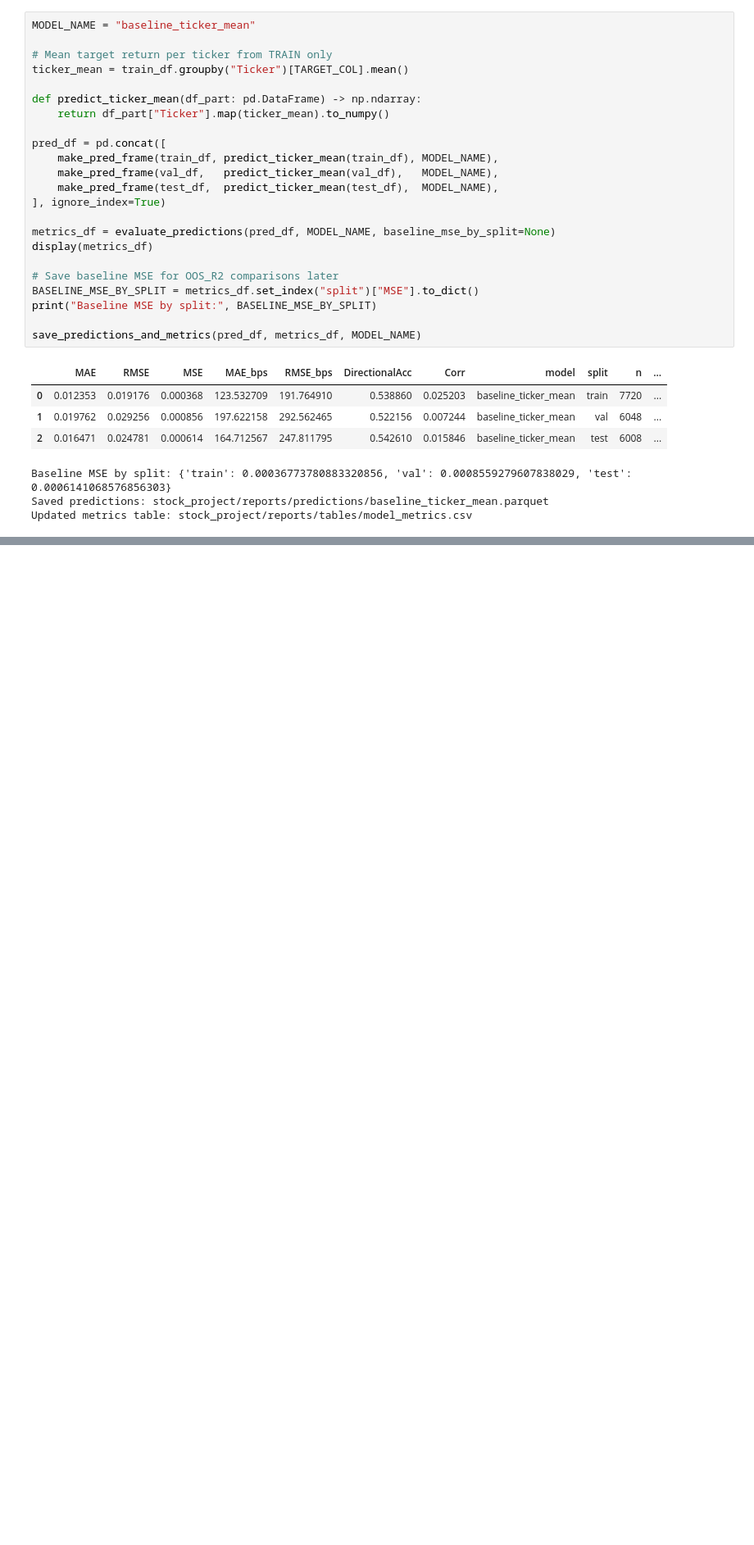
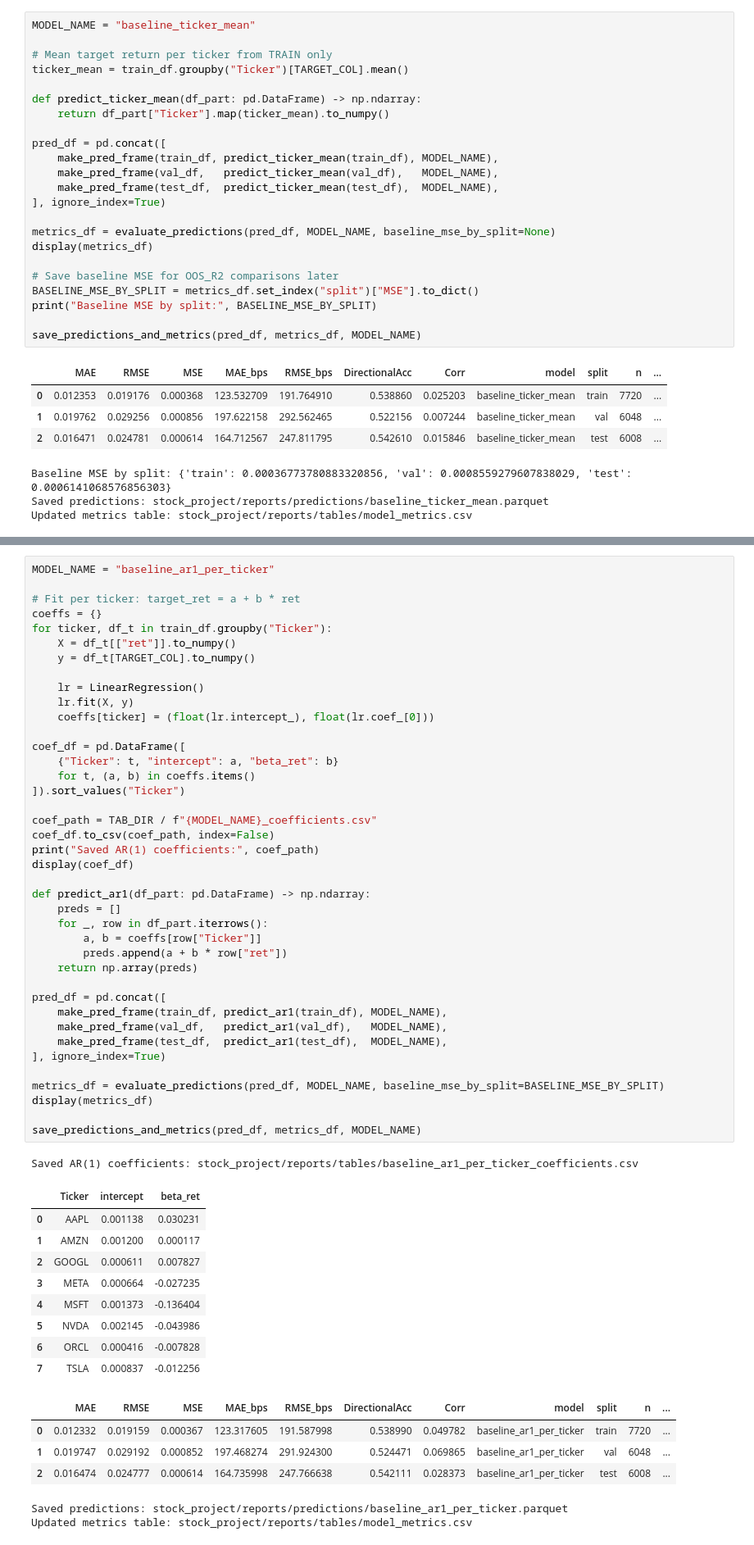
Before and after one commit to RichelCode/Final_Stock_Analysis, a Jupyter notebook: stock_market_final.ipynb, the cells around one changed output, grey strips where cells are left out. Shown at 82% size. Drawn from its saved outputs; the diff is of its cells as text; blank space fills up the shorter version.

```diff
--- a/stock_market_final.ipynb
+++ b/stock_market_final.ipynb
@@ -1490,0 +1499,57 @@ Updated metrics table: stock_project/reports/tables/model_metrics.csv
+# %%
+MODEL_NAME = "baseline_ar1_per_ticker"
+
+# Fit per ticker: target_ret = a + b * ret
+coeffs = {}
+for ticker, df_t in train_df.groupby("Ticker"):
+    X = df_t[["ret"]].to_numpy()
+    y = df_t[TARGET_COL].to_numpy()
+
+    lr = LinearRegression()
+    lr.fit(X, y)
+    coeffs[ticker] = (float(lr.intercept_), float(lr.coef_[0]))
+
+coef_df = pd.DataFrame([
+    {"Ticker": t, "intercept": a, "beta_ret": b}
+    for t, (a, b) in coeffs.items()
+]).sort_values("Ticker")
+
+coef_path = TAB_DIR / f"{MODEL_NAME}_coefficients.csv"
+coef_df.to_csv(coef_path, index=False)
+print("Saved AR(1) coefficients:", coef_path)
+display(coef_df)
+
+def predict_ar1(df_part: pd.DataFrame) -> np.ndarray:
+    preds = []
+    for _, row in df_part.iterrows():
+        a, b = coeffs[row["Ticker"]]
+        preds.append(a + b * row["ret"])
+    return np.array(preds)
+
+pred_df = pd.concat([
+    make_pred_frame(train_df, predict_ar1(train_df), MODEL_NAME),
+    make_pred_frame(val_df,   predict_ar1(val_df),   MODEL_NAME),
+    make_pred_frame(test_df,  predict_ar1(test_df),  MODEL_NAME),
+], ignore_index=True)
+
+metrics_df = evaluate_predictions(pred_df, MODEL_NAME, baseline_mse_by_split=BASELINE_MSE_BY_SPLIT)
+display(metrics_df)
+
+save_predictions_and_metrics(pred_df, metrics_df, MODEL_NAME)
+# %% [output]
+Saved AR(1) coefficients: stock_project/reports/tables/baseline_ar1_per_ticker_coefficients.csv
+|  | Ticker | intercept | beta_ret |
+| 0 | AAPL | 0.001138 | 0.030231 |
+| 1 | AMZN | 0.001200 | 0.000117 |
+| 2 | GOOGL | 0.000611 | 0.007827 |
+| 3 | META | 0.000664 | -0.027235 |
+| 4 | MSFT | 0.001373 | -0.136404 |
+| 5 | NVDA | 0.002145 | -0.043986 |
+| 6 | ORCL | 0.000416 | -0.007828 |
+| 7 | TSLA | 0.000837 | -0.012256 |
+|  | MAE | RMSE | MSE | MAE_bps | RMSE_bps | DirectionalAcc | Corr | model | split | n | ... |
+| 0 | 0.012332 | 0.019159 | 0.000367 | 123.317605 | 191.587998 | 0.538990 | 0.049782 | baseline_ar1_per_ticker | train | 7720 | ... |
+| 1 | 0.019747 | 0.029192 | 0.000852 | 197.468274 | 291.924300 | 0.524471 | 0.069865 | baseline_ar1_per_ticker | val | 6048 | ... |
+| 2 | 0.016474 | 0.024777 | 0.000614 | 164.735998 | 247.766638 | 0.542111 | 0.028373 | baseline_ar1_per_ticker | test | 6008 | ... |
+Saved predictions: stock_project/reports/predictions/baseline_ar1_per_ticker.parquet
+Updated metrics table: stock_project/reports/tables/model_metrics.csv
```
Also changed, not shown: parts of 1 cell of this notebook, 3 other files.
